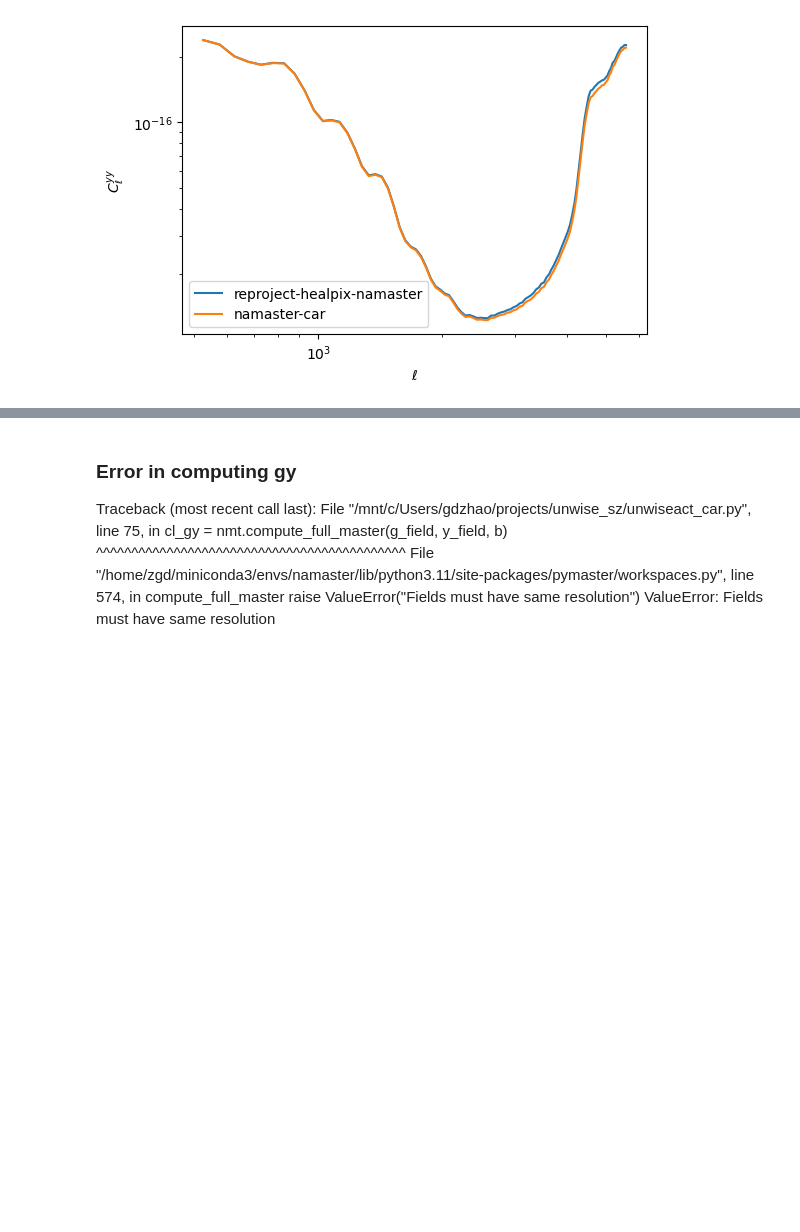
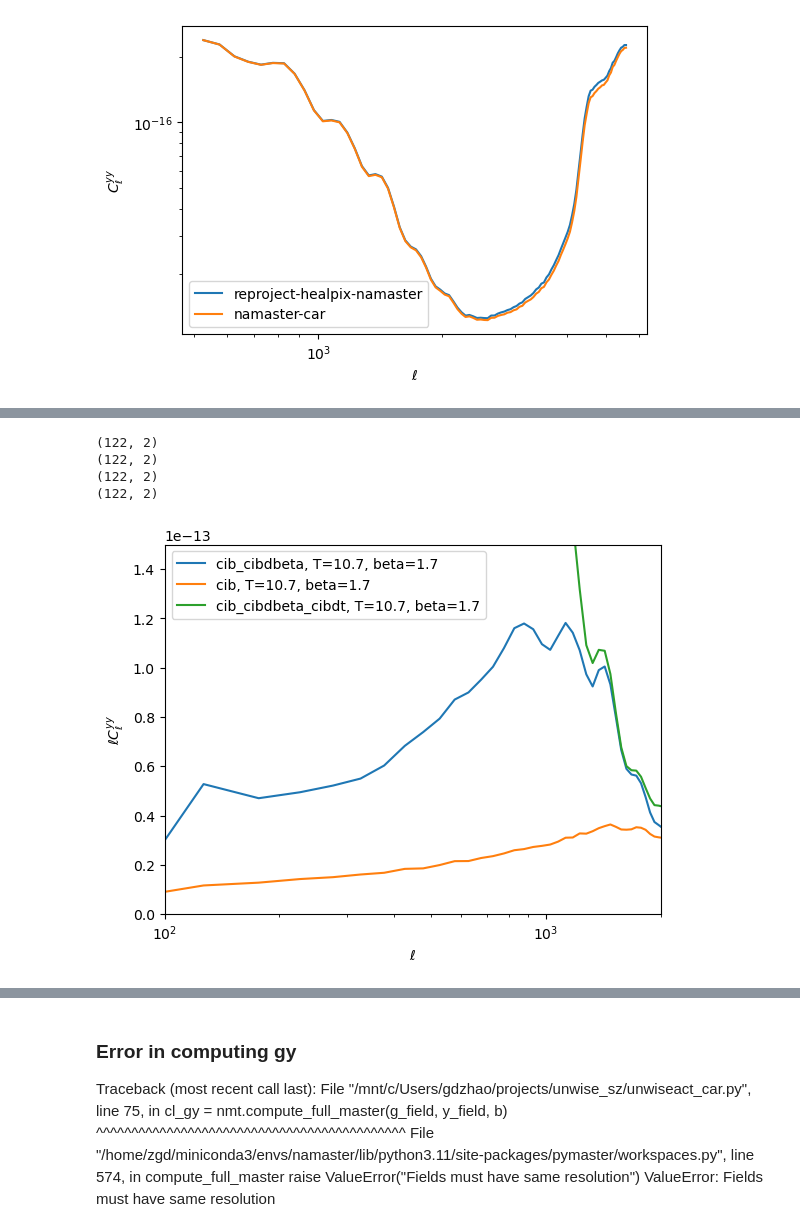
Before and after one commit to Zguandi/unWISE_SZ, a Jupyter notebook: unwiseact_car.ipynb, the cells around one changed output, grey strips where cells are left out. Saved outputs shown, nothing was run; the diff lists cells and outputs as text; code cells hidden in the pictures; blank space fills up the shorter version.

```diff
--- a/unwiseact_car.ipynb
+++ b/unwiseact_car.ipynb
@@ -220,0 +226,62 @@ plt.show()
+# %%
+import numpy as np
+import matplotlib.pyplot as plt
+
+plot_left = 5
+plot_right = 5
+ggpath = '/mnt/c/Users/gdzhao/projects/unwise_sz/unwiseact_results/car/gg_results.txt'
+
+gg = np.loadtxt(ggpath,skiprows=1)
+print(gg.shape)
+
+yypath_cib_cibdbeta = '/mnt/c/Users/gdzhao/projects/unwise_sz/unwiseact_results/car/yy_cib_cibdBeta_T10.7_beta1.7.txt'
+
+yy_cib_cibdbeta = np.loadtxt(yypath_cib_cibdbeta,skiprows=1)
+print(yy_cib_cibdbeta.shape)
+
+yypath_cib = '/mnt/c/Users/gdzhao/projects/unwise_sz/unwiseact_results/car/yy_cib_T10.7_beta1.7.txt'
+
+yy_cib = np.loadtxt(yypath_cib,skiprows=1)
+print(yy_cib.shape)
+
+yy_path_cib_cibdbeta_cibdt = '/mnt/c/Users/gdzhao/projects/unwise_sz/unwiseact_results/car/yy_cib_cibdBeta_cibdT_T10.7_beta1.7.txt'
+
+yy_cib_cibdbeta_cibdt = np.loadtxt(yy_path_cib_cibdbeta_cibdt,skiprows=1)
+print(yy_cib_cibdbeta_cibdt.shape)
+# %% [output]
+(122, 2)
+(122, 2)
+(122, 2)
+(122, 2)
+# %%
+ells = yy_cib_cibdbeta[:,0]
+clyy = yy_cib_cibdbeta[:,1]
+plls = ells*(ells+1)/(2*np.pi)
+
+plt.plot(ells, (ells*clyy),label = 'cib_cibdbeta, T=10.7, beta=1.7')
+
+ells = yy_cib[:,0]
+clyy = yy_cib[:,1]
+plls = ells*(ells+1)/(2*np.pi)
+
+plt.plot(ells, (ells*clyy),label = 'cib, T=10.7, beta=1.7')
+
+ells = yy_cib_cibdbeta_cibdt[:,0]
+clyy = yy_cib_cibdbeta_cibdt[:,1]
+plls = ells*(ells+1)/(2*np.pi)
+
+plt.plot(ells, (ells*clyy),label = 'cib_cibdbeta_cibdt, T=10.7, beta=1.7')
+# plot_left = 5
+# plot_right = 20
+# plt.plot(ell_AYO, cl_AYO_yy,label = 'AYO_et_al')
+plt.xscale('log')
+# plt.yscale('log')
+plt.xlabel(r'$\ell$')
+plt.xlim(1e2,2e3)
+plt.ylim(0e-14,1.5e-13)
+# plt.ylabel(r'$(\ell+1)\ell C_{\ell}^{yy}/2\pi$')
+plt.ylabel(r'$\ell C_{\ell}^{yy}$')
+plt.legend()
+plt.show()
+# %% [output]
+[figure, added]
```
Also changed, not shown: parts of 8 cells of this notebook, 8 other files.
